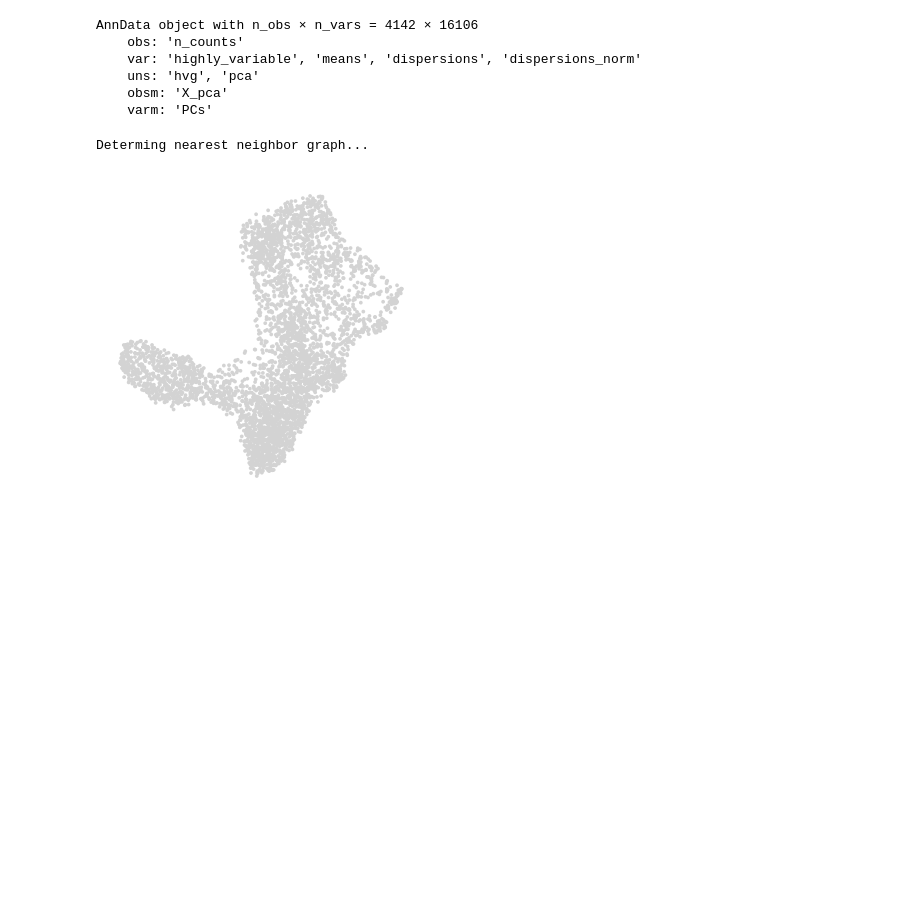
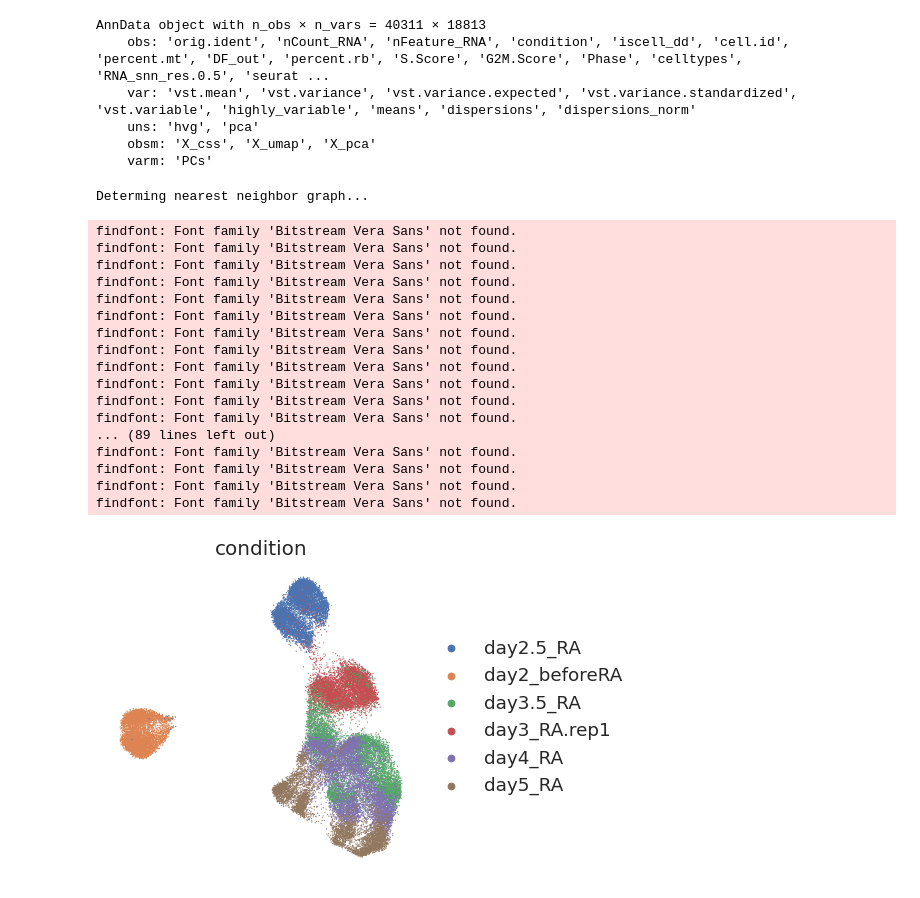
Before and after one commit to lengfei5/RA_competence, a Jupyter notebook: scripts/run_palantir_pseudotime.ipynb, the cells around one changed output. Drawn from its saved outputs; the diff is of its cells as text; code cells hidden in the pictures; blank space fills up the shorter version.

```diff
--- a/scripts/run_palantir_pseudotime.ipynb
+++ b/scripts/run_palantir_pseudotime.ipynb
@@ -22,8 +30,5 @@ warnings.filterwarnings(
 %matplotlib inline
 # %%
 # Load sample data
-data_dir = os.path.expanduser("/groups/tanaka/People/current/jiwang/projects/RA_competence/data/")
-download_url = "https://dp-lab-data-public.s3.amazonaws.com/palantir/marrow_sample_scseq_counts.h5ad"
-file_path = os.path.join(data_dir, "marrow_sample_scseq_counts.h5ad")
-ad = sc.read(file_path, backup_url=download_url)
-ad
+data_dir = os.path.expanduser("/groups/tanaka/People/current/jiwang/projects/RA_competence/results/scRNAseq_R13547_10x_mNT_20220813/RA_symetryBreaking/dataIntegration_timePoints_4pseudotime/")
+#download_url = "https://dp-lab-data-public.s3.amazonaws.com/palantir/marrow_sample_scseq_counts.h5ad"
@@ -31,0 +35,4 @@ AnnData object with n_obs × n_vars = 4142 × 16106
+# %%
+file_path = os.path.join(data_dir, "RNAmatrix_RA_d2_d5_all.h5ad")
+ad = sc.read(file_path, chunk_size=6000)
+ad
@@ -41,11 +53,11 @@ sc.pp.pca(ad)
 # %%
 ad
 # %% [output]
-AnnData object with n_obs × n_vars = 4142 × 16106
-    obs: 'n_counts'
-    var: 'highly_variable', 'means', 'dispersions', 'dispersions_norm'
+AnnData object with n_obs × n_vars = 40311 × 18813
+    obs: 'orig.ident', 'nCount_RNA', 'nFeature_RNA', 'condition', 'iscell_dd', 'cell.id', 'percent.mt', 'DF_out', 'percent.rb', 'S.Score', 'G2M.Score', 'Phase', 'celltypes', 'RNA_snn_res.0.5', 'seurat ...
+    var: 'vst.mean', 'vst.variance', 'vst.variance.expected', 'vst.variance.standardized', 'vst.variable', 'highly_variable', 'means', 'dispersions', 'dispersions_norm'
     uns: 'hvg', 'pca'
-    obsm: 'X_pca'
+    obsm: 'X_css', 'X_umap', 'X_pca'
     varm: 'PCs'
 # %%
 # Run diffusion maps
@@ -60,12 +74,30 @@ sc.tl.umap(ad)
 # %%
 # Use scanpy functions to visualize umaps or FDL
 sc.pl.embedding(
     ad,
     basis="umap",
+    color = 'condition',
     frameon=False,
 )
 # %% [output]
+findfont: Font family 'Bitstream Vera Sans' not found.
+findfont: Font family 'Bitstream Vera Sans' not found.
+findfont: Font family 'Bitstream Vera Sans' not found.
+findfont: Font family 'Bitstream Vera Sans' not found.
+findfont: Font family 'Bitstream Vera Sans' not found.
+findfont: Font family 'Bitstream Vera Sans' not found.
+findfont: Font family 'Bitstream Vera Sans' not found.
+findfont: Font family 'Bitstream Vera Sans' not found.
+findfont: Font family 'Bitstream Vera Sans' not found.
+findfont: Font family 'Bitstream Vera Sans' not found.
+findfont: Font family 'Bitstream Vera Sans' not found.
+findfont: Font family 'Bitstream Vera Sans' not found.
+... (89 lines left out)
+findfont: Font family 'Bitstream Vera Sans' not found.
+findfont: Font family 'Bitstream Vera Sans' not found.
+findfont: Font family 'Bitstream Vera Sans' not found.
+findfont: Font family 'Bitstream Vera Sans' not found.
-[figure, old version]
+[figure, new version]
 # %%
 imputed_X = palantir.utils.run_magic_imputation(ad)
 # %% [output]
```
Also changed, not shown: parts of 37 cells of this notebook, 14 other files.
